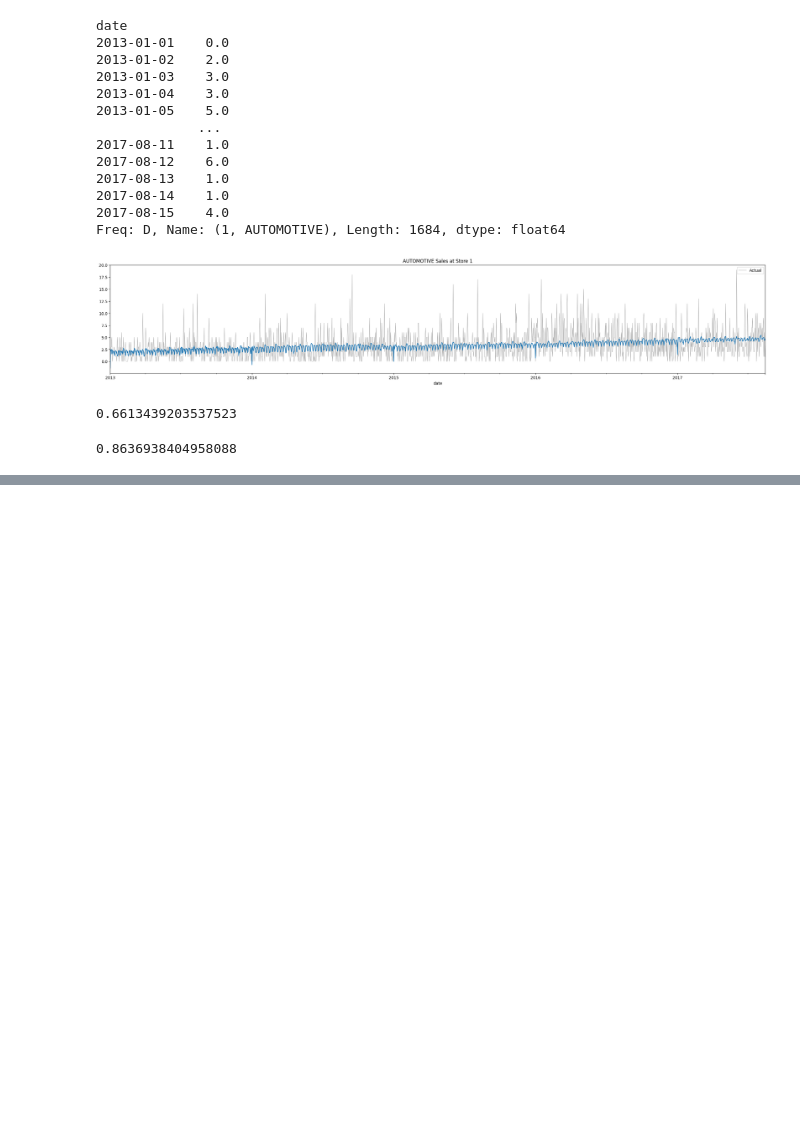
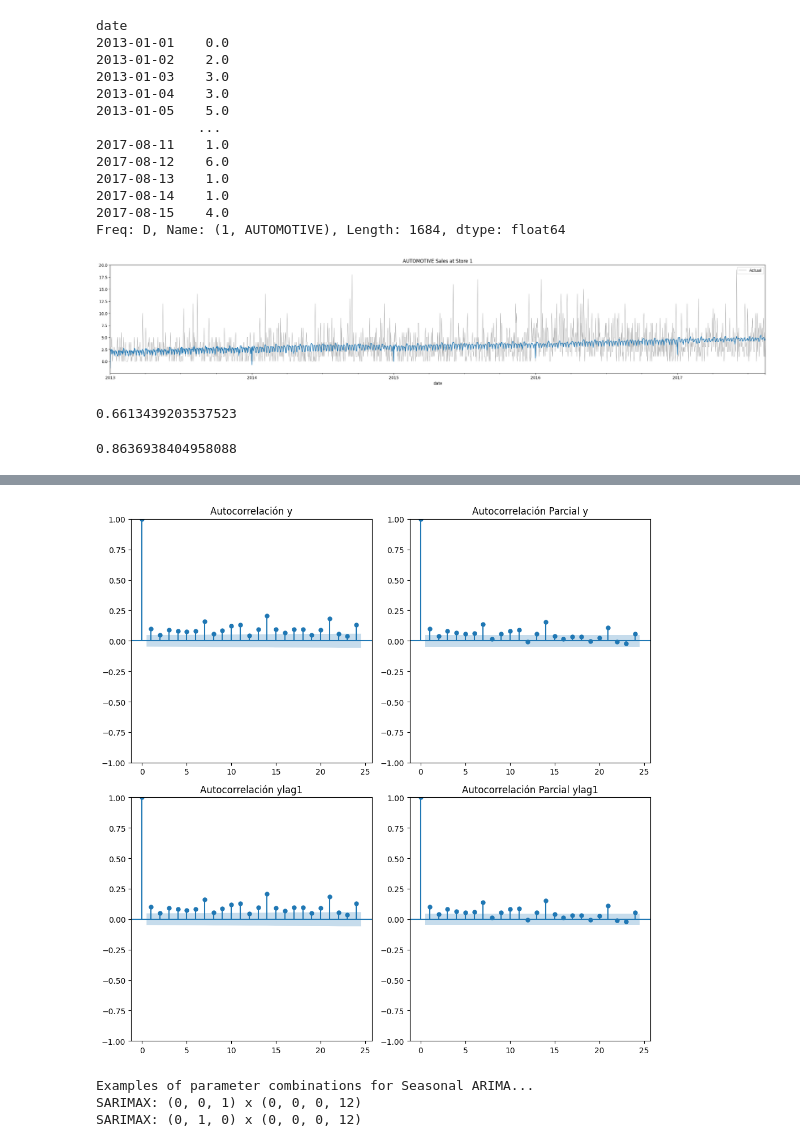
Before and after one commit to IvanTrujilloTrujillo/store_sales, a Jupyter notebook: store_sales.ipynb, the cells around one changed output, grey strips where cells are left out. Cells and saved outputs as stored; diff of their text form; code cells hidden in the pictures; blank space fills up the shorter version.

Commit message:
More examples

```diff
--- a/store_sales.ipynb
+++ b/store_sales.ipynb
@@ -371,0 +382,15 @@ root_mean_squared_log_error(y, y_pred)
+# %%
+STORE_NBR = 1  # 1 - 54
+FAMILY = 'AUTOMOTIVE'
+
+print("Estamos trabajando con la serie {}\n".format(str(STORE_NBR) + " / " + FAMILY))
+resultado_analisis = adfuller(y.loc(axis=1)[(STORE_NBR, FAMILY)])
+
+valor_estadistico_adf = resultado_analisis[0]
+p_valor = resultado_analisis[1]
+
+print("Valor estadistico de ADF de las tablas precalculadas: {}".format(-2.89))
+print("Valor estadistico de ADF: {}\n".format(valor_estadistico_adf))
+
+print("Nivel de significación para tomar la serie como estacionaria {}".format(0.05))
+print("p-valor: {}\n".format(p_valor))
@@ -371,0 +421,30 @@ root_mean_squared_log_error(y, y_pred)
+# %%
+LAGS = 24
+
+fig = plt.figure(figsize = (10, 10))
+
+((ax1, ax2), (ax3, ax4)) = fig.subplots(2, 2)
+
+# ----------------------------------------------------------------------------------------------------
+# plot the data using the built in plots from the stats module
+plot_acf(y.loc(axis=1)[(STORE_NBR, FAMILY)], ax = ax1, lags = LAGS, title = "Autocorrelación y")
+plot_pacf(y.loc(axis=1)[(STORE_NBR, FAMILY)], ax = ax2, lags = LAGS, title = "Autocorrelación Parcial y")
+plot_acf(y.loc(axis=1)[(STORE_NBR, FAMILY)].shift(1).fillna(0), ax = ax3, lags = LAGS, title = "Autocorrelación ylag1")
+plot_pacf(y.loc(axis=1)[(STORE_NBR, FAMILY)].shift(1).fillna(0), ax = ax4, lags = LAGS, title = "Autocorrelación Parcial ylag1")
+
+fig.tight_layout()
+# %% [output]
+[figure, added]
+# %%
+# ARIMA o SARIMAX (ARIMA con estacionalidad y un componente exógeno)
+p = d = q = range(0, 3)
+pdq = list(itertools.product(p, d, q))
+seasonal_pdq = [(x[0], x[1], x[2], 12) for x in list(itertools.product(p, d, q))]
+
+print('Examples of parameter combinations for Seasonal ARIMA...')
+print('SARIMAX: {} x {}'.format(pdq[1], seasonal_pdq[0]))
+print('SARIMAX: {} x {}'.format(pdq[3], seasonal_pdq[0]))
+# %% [output]
+Examples of parameter combinations for Seasonal ARIMA...
+SARIMAX: (0, 0, 1) x (0, 0, 0, 12)
+SARIMAX: (0, 1, 0) x (0, 0, 0, 12)
```
Also changed, not shown: parts of 39 cells of this notebook, 3 other files.
